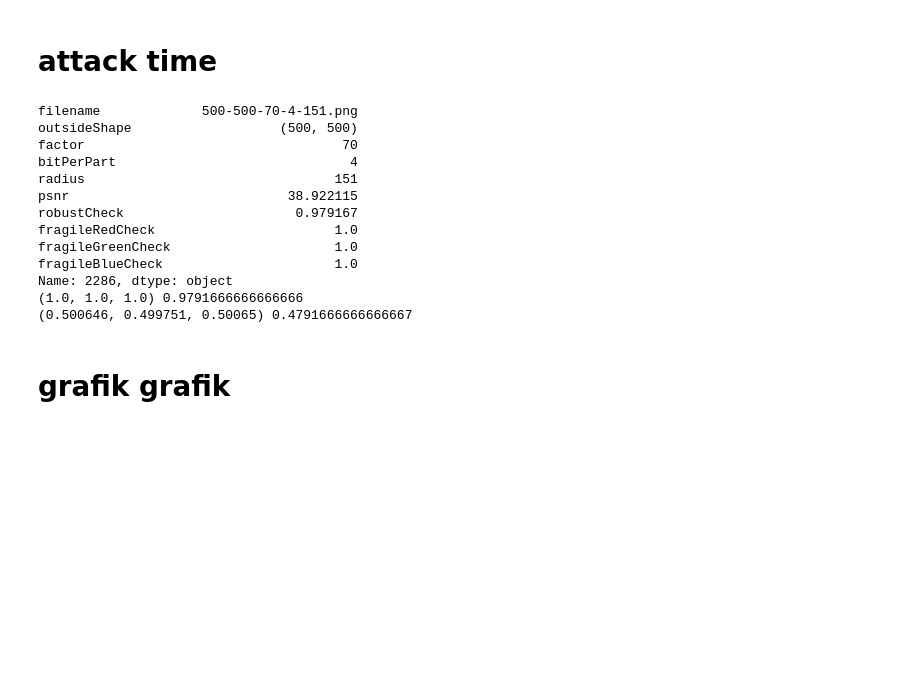
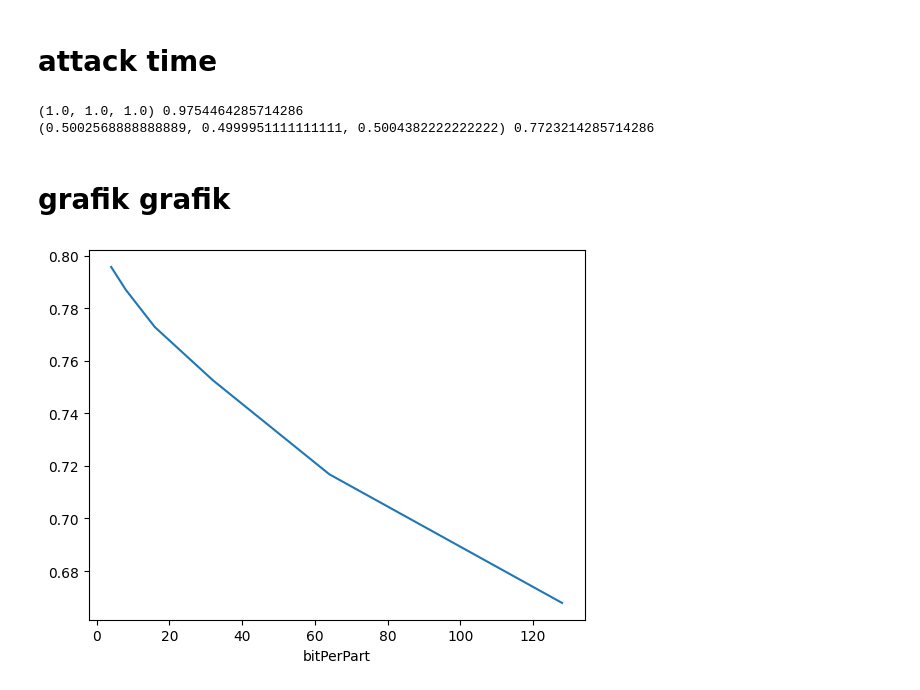
Before and after one commit to Emuajiz/tugas-akhir, a Jupyter notebook: main.ipynb, the cells around one changed output. Saved outputs shown, nothing was run; the diff lists cells and outputs as text; code cells hidden in the pictures; blank space fills up the shorter version.

```diff
--- a/main.ipynb
+++ b/main.ipynb
@@ -579,6 +579,28 @@ top = sorted.head(10)
 top.to_csv("2000x2000-filtered-sorted.csv")
 # %% [markdown]
 # attack time
+# %%
+imageData = multiplewatermark.readImage("test-2000x2000.png")
+
+outsideImageSize = (250, 250)
+bitPerPart = 16
+radius = 51
+factor = 100
+
+watermarked = multiplewatermark.processEmbedMultipleWatermarkColor(
+    imageData=imageData, password="thor", outsideImageSize=outsideImageSize, factor=factor, show=False, save=False, dir="watermarked", out="watermarked.png", bitPerPart=bitPerPart, radius=radius, preCalcFragileWatermark=[], mode="NORMAL")
+Image.fromarray(watermarked).show()
+a, b = multiplewatermark.processExtractMultipleWatermarkColor(
+    watermarked, imageData, "thor", outsideImageSize, factor, bitPerPart, radius)
+print(a, b)
+blured = Image.fromarray(watermarked).filter(ImageFilter.GaussianBlur(2))
+blured.show()
+a, b = multiplewatermark.processExtractMultipleWatermarkColor(
+    np.array(blured), imageData, "thor", outsideImageSize, factor, bitPerPart, radius)
+print(a, b)
+# %% [output]
+(1.0, 1.0, 1.0) 0.9754464285714286
+(0.5002568888888889, 0.4999951111111111, 0.5004382222222222) 0.7723214285714286
 # %%
 df = pd.read_csv("2000x2000-filtered-sorted.csv", index_col=0)
 
@@ -611,20 +633,6 @@ for i, data in tqdm(df.iterrows(), total=df.shape[0]):
 #         radius = pow(2, i)
 #         blured = imageData.filter(ImageFilter.GaussianBlur(radius))
 #         blured.save("watermarked/blured/2000x2000/" + f"blured-{radius}-" + data["filename"])
-# %% [output]
-filename             500-500-70-4-151.png
-outsideShape                   (500, 500)
-factor                                 70
-bitPerPart                              4
-radius                                151
-psnr                            38.922115
-robustCheck                      0.979167
-fragileRedCheck                       1.0
-fragileGreenCheck                     1.0
-fragileBlueCheck                      1.0
-Name: 2286, dtype: object
-(1.0, 1.0, 1.0) 0.9791666666666666
-(0.500646, 0.499751, 0.50065) 0.4791666666666667
 # %% [markdown]
 # grafik grafik
 # %%
@@ -696,36 +706,39 @@ plt.show()
 # %%
 df500 = pd.read_csv("500x500-with-check.csv", index_col=0)
 df1000 = pd.read_csv("1000x1000-with-check.csv", index_col=0)
 df2000 = pd.read_csv("2000x2000-with-check.csv", index_col=0)
 # df_show500 = df500.groupby(["bitPerPart"])["psnr"].mean()
 # df_show1000 = df1000.groupby(["bitPerPart"])["psnr"].mean()
 # df_show2000 = df2000.groupby(["bitPerPart"])["psnr"].mean()
 df_show500 = df500.groupby(["bitPerPart"])["robustCheck"].mean()
 df_show1000 = df1000.groupby(["bitPerPart"])["robustCheck"].mean()
 df_show2000 = df2000.groupby(["bitPerPart"])["robustCheck"].mean()
 
 
 def sort_key(x):
     sorted = []
     for i in x:
         sorted.append(int(i))
     return sorted
 
 
-df_show500 = df_show500.sort_index(ascending=True, key=sort_key)
-df_show500.plot()
-df_show1000 = df_show1000.sort_index(ascending=True, key=sort_key)
-df_show1000.plot()
+# df_show500 = df_show500.sort_index(ascending=True, key=sort_key)
+# df_show500.plot()
+# df_show1000 = df_show1000.sort_index(ascending=True, key=sort_key)
+# df_show1000.plot()
 df_show2000 = df_show2000.sort_index(ascending=True, key=sort_key)
-plot = df_show2000.plot(
-    # title="Grafik rata-rata nilai PSNR terhadap perubahan parameter bitPerPart",
-    title="Grafik rata-rata kualitas watermark terhadap perubahan parameter bitPerPart",
-    # ylabel="PSNR",
-    ylabel="kualitas watermark",
-    xlabel="bitPerPart",
-    )
-plot.legend(['500', '1000', '2000'])
+df_show2000.plot()
+# plot = df_show2000.plot(
+#     # title="Grafik rata-rata nilai PSNR terhadap perubahan parameter bitPerPart",
+#     title="Grafik rata-rata kualitas watermark terhadap perubahan parameter bitPerPart",
+#     # ylabel="PSNR",
+#     ylabel="kualitas watermark",
+#     xlabel="bitPerPart",
+#     )
+# plot.legend(['500', '1000', '2000'])
 plt.show()
+# %% [output]
+[figure, added]
 # %%
 df500 = pd.read_csv("500x500-with-check.csv", index_col=0)
 df1000 = pd.read_csv("1000x1000-with-check.csv", index_col=0)
```
Also changed, not shown: parts of 3 cells of this notebook.
